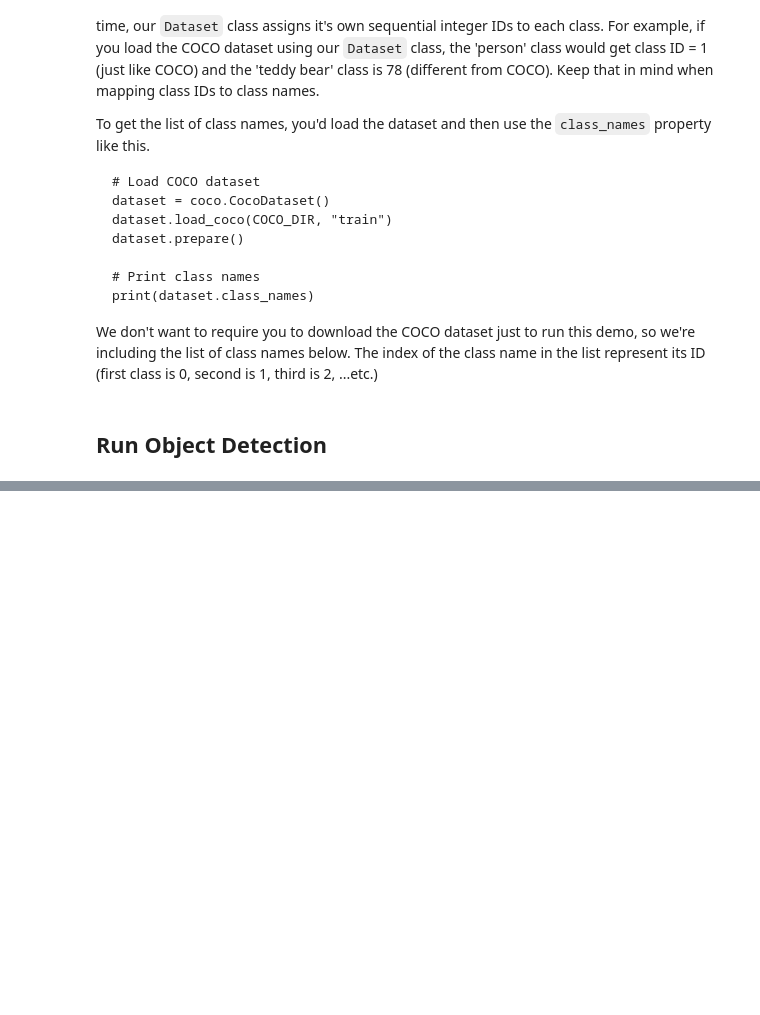
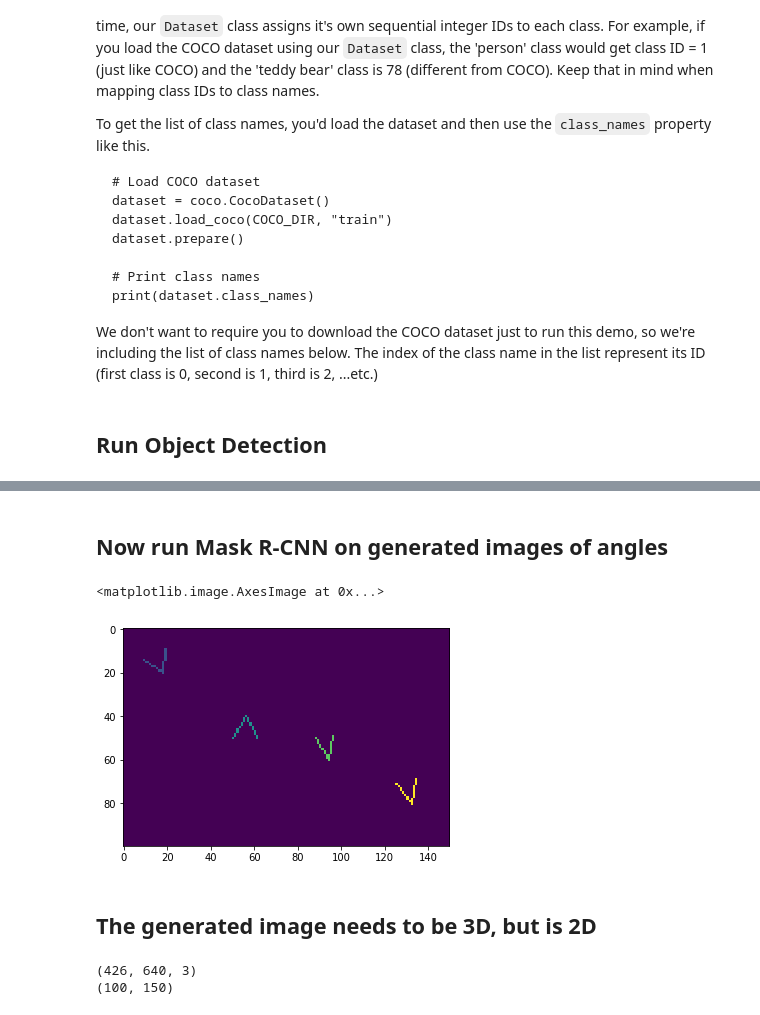
Before and after one commit to stephenslater/Graphical-Perception, a Jupyter notebook: Mask_RCNN_code/samples/demo-working.ipynb, the cells around one changed output, grey strips where cells are left out. Saved outputs shown, nothing was run; the diff lists cells and outputs as text; code cells hidden in the pictures; blank space fills up the shorter version.

Commit message:
Expanded demo to try detection on generated image

```diff
--- a/Mask_RCNN_code/samples/demo-working.ipynb
+++ b/Mask_RCNN_code/samples/demo-working.ipynb
@@ -151,0 +153,2 @@ visualize.display_instances(image, r['rois'], r['masks'], r['class_ids'],
+# %% [markdown]
+## Now run Mask R-CNN on generated images of angles
@@ -151,0 +157,8 @@ visualize.display_instances(image, r['rois'], r['masks'], r['class_ids'],
+# %%
+# Load generated angle image
+with open('angle_img.pickle', 'rb') as file:
+    loaded_img = pickle.load(file)
+imshow(loaded_img)
+# %% [output]
+<matplotlib.image.AxesImage at 0x...>
+[figure, added]
@@ -151,0 +174,8 @@ visualize.display_instances(image, r['rois'], r['masks'], r['class_ids'],
+# %% [markdown]
+## The generated image needs to be 3D, but is 2D
+# %%
+print(image.shape)
+print(loaded_img.shape)
+# %% [output]
+(426, 640, 3)
+(100, 150)
```
Also changed, not shown: parts of 10 cells of this notebook.
